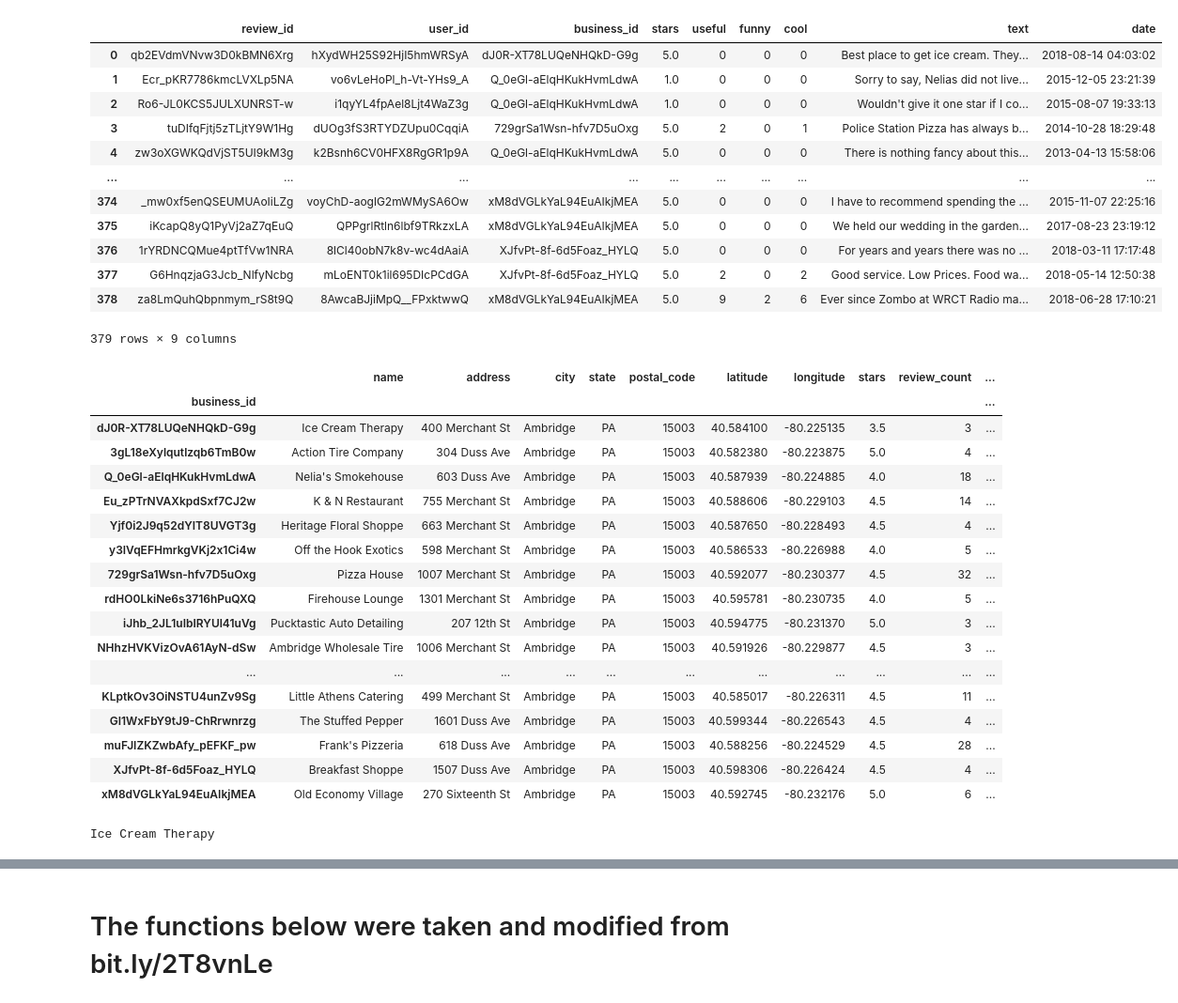
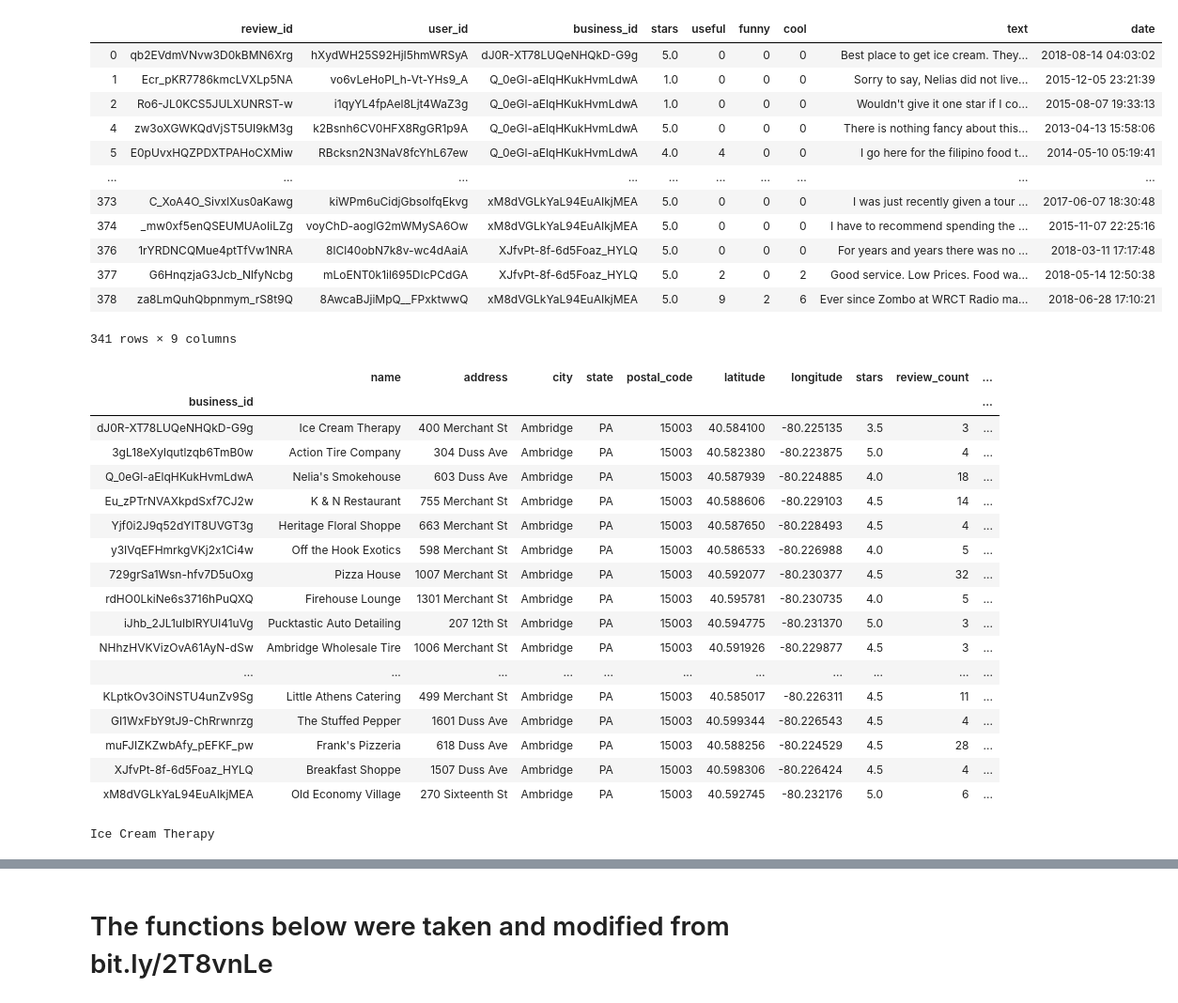
Before and after one commit to UhhBart/ci-yelp, a Jupyter notebook: Content Based Filtering.ipynb, the cells around one changed output, grey strips where cells are left out. Shown at 94% size. Drawn from its saved outputs; the diff is of its cells as text; code cells hidden in the pictures.

```diff
--- a/Content Based Filtering.ipynb
+++ b/Content Based Filtering.ipynb
@@ -35,22 +29,29 @@ checkins = load_jsons(data_path, checkin_file)
+# %%
+def split_data(data, d = 0.75):
+    np.random.seed(seed=5)
+    mask_test = np.random.rand(data.shape[0]) < d
+    return data[mask_test], data[~mask_test]
+
+reviews_training, reviews_test = split_data(reviews, d = 0.9)
 # %%
-display(reviews)
+display(reviews_training)
 display(businesses)
 
 print(businesses.loc["dJ0R-XT78LUQeNHQkD-G9g"]["name"])
 # %% [output]
 |  | review_id | user_id | business_id | stars | useful | funny | cool | text | date |
 | 0 | qb2EVdmVNvw3D0kBMN6Xrg | hXydWH25S92HjI5hmWRSyA | dJ0R-XT78LUQeNHQkD-G9g | 5.0 | 0 | 0 | 0 | Best place to get ice cream. They... | 2018-08-14 04:03:02 |
 | 1 | Ecr_pKR7786kmcLVXLp5NA | vo6vLeHoPl_h-Vt-YHs9_A | Q_0eGl-aElqHKukHvmLdwA | 1.0 | 0 | 0 | 0 | Sorry to say, Nelias did not live... | 2015-12-05 23:21:39 |
 | 2 | Ro6-JL0KCS5JULXUNRST-w | i1qyYL4fpAel8Ljt4WaZ3g | Q_0eGl-aElqHKukHvmLdwA | 1.0 | 0 | 0 | 0 | Wouldn't give it one star if I co... | 2015-08-07 19:33:13 |
-| 3 | tuDIfqFjtj5zTLjtY9W1Hg | dUOg3fS3RTYDZUpu0CqqiA | 729grSa1Wsn-hfv7D5uOxg | 5.0 | 2 | 0 | 1 | Police Station Pizza has always b... | 2014-10-28 18:29:48 |
 | 4 | zw3oXGWKQdVjST5UI9kM3g | k2Bsnh6CV0HFX8RgGR1p9A | Q_0eGl-aElqHKukHvmLdwA | 5.0 | 0 | 0 | 0 | There is nothing fancy about this... | 2013-04-13 15:58:06 |
+| 5 | E0pUvxHQZPDXTPAHoCXMiw | RBcksn2N3NaV8fcYhL67ew | Q_0eGl-aElqHKukHvmLdwA | 4.0 | 4 | 0 | 0 | I go here for the filipino food t... | 2014-05-10 05:19:41 |
 | ... | ... | ... | ... | ... | ... | ... | ... | ... | ... |
+| 373 | C_XoA4O_SivxlXus0aKawg | kiWPm6uCidjGbsolfqEkvg | xM8dVGLkYaL94EuAIkjMEA | 5.0 | 0 | 0 | 0 | I was just recently given a tour ... | 2017-06-07 18:30:48 |
 | 374 | _mw0xf5enQSEUMUAoIiLZg | voyChD-aoglG2mWMySA6Ow | xM8dVGLkYaL94EuAIkjMEA | 5.0 | 0 | 0 | 0 | I have to recommend spending the ... | 2015-11-07 22:25:16 |
-| 375 | iKcapQ8yQ1PyVj2aZ7qEuQ | QPPgrlRtln6lbf9TRkzxLA | xM8dVGLkYaL94EuAIkjMEA | 5.0 | 0 | 0 | 0 | We held our wedding in the garden... | 2017-08-23 23:19:12 |
 | 376 | 1rYRDNCQMue4ptTfVw1NRA | 8lCl40obN7k8v-wc4dAaiA | XJfvPt-8f-6d5Foaz_HYLQ | 5.0 | 0 | 0 | 0 | For years and years there was no ... | 2018-03-11 17:17:48 |
 | 377 | G6HnqzjaG3Jcb_NlfyNcbg | mLoENT0k1il695DIcPCdGA | XJfvPt-8f-6d5Foaz_HYLQ | 5.0 | 2 | 0 | 2 | Good service. Low Prices. Food wa... | 2018-05-14 12:50:38 |
 | 378 | za8LmQuhQbpnmym_rS8t9Q | 8AwcaBJjiMpQ__FPxktwwQ | xM8dVGLkYaL94EuAIkjMEA | 5.0 | 9 | 2 | 6 | Ever since Zombo at WRCT Radio ma... | 2018-06-28 17:10:21 |
-379 rows × 9 columns
+341 rows × 9 columns
 |  | name | address | city | state | postal_code | latitude | longitude | stars | review_count | ... |
 | business_id |  |  |  |  |  |  |  |  |  | ... |
 | dJ0R-XT78LUQeNHQkD-G9g | Ice Cream Therapy | 400 Merchant St | Ambridge | PA | 15003 | 40.584100 | -80.225135 | 3.5 | 3 | ... |
```
Also changed, not shown: parts of 7 cells of this notebook.
